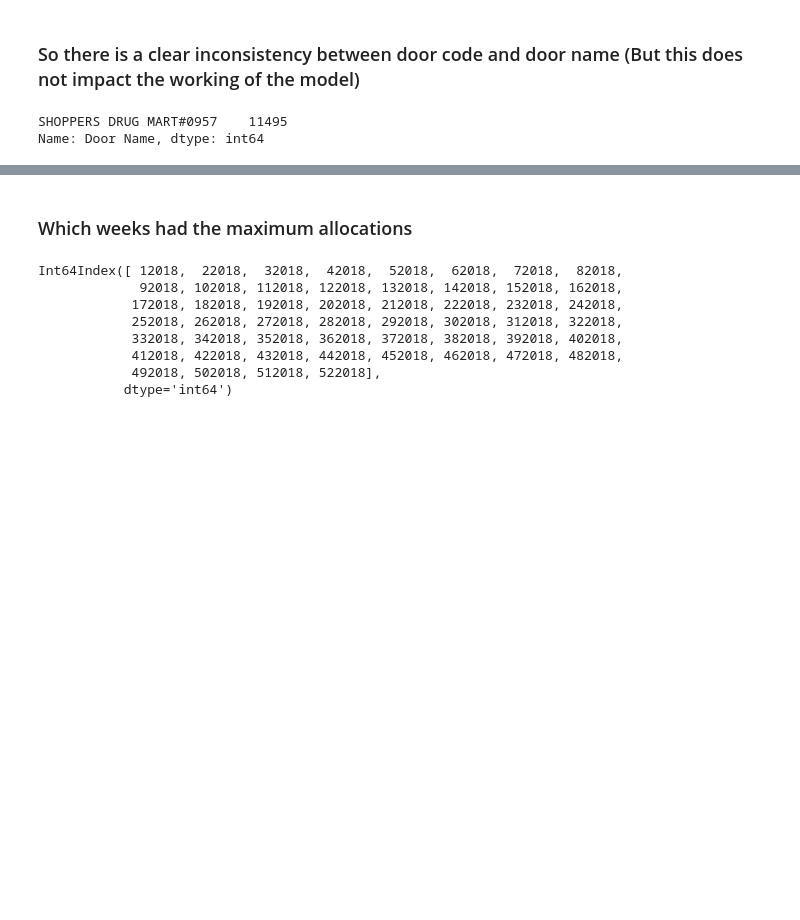
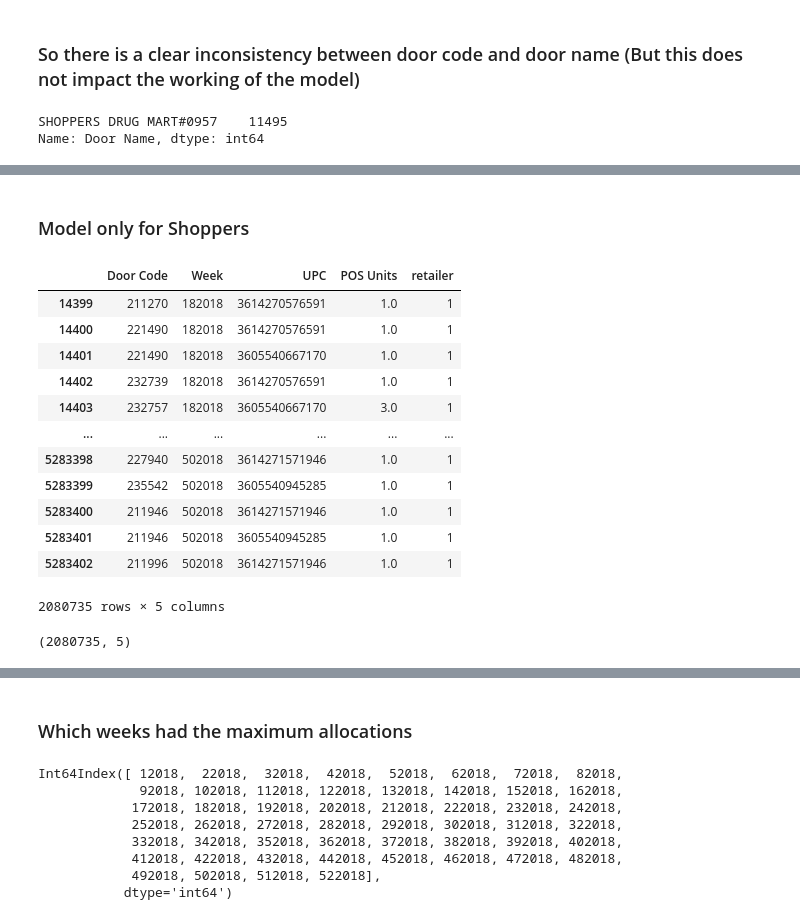
Before and after one commit to assultan/Loreal, a Jupyter notebook: Luxe_Sellin.ipynb, the cells around one changed output, grey strips where cells are left out. Saved outputs shown, nothing was run; the diff lists cells and outputs as text; code cells hidden in the pictures; blank space fills up the shorter version.

```diff
--- a/EDA_Loreal_products_allocation (LondonDrugs_and_JeanCoutu) for 2018 Only.ipynb
+++ b/Luxe_Sellin.ipynb
@@ -543,0 +1116,26 @@ model = RandomForestRegressor()
+# %% [markdown]
+### Model only for Shoppers
+# %%
+shoppers_df = df[df['retailer']==1]
+# %%
+shoppers_df = shoppers_df[shoppers_df['POS Units']>0]
+# %%
+shoppers_df
+# %% [output]
+|  | Door Code | Week | UPC | POS Units | retailer |
+| 14399 | 211270 | 182018 | 3614270576591 | 1.0 | 1 |
+| 14400 | 221490 | 182018 | 3614270576591 | 1.0 | 1 |
+| 14401 | 221490 | 182018 | 3605540667170 | 1.0 | 1 |
+| 14402 | 232739 | 182018 | 3614270576591 | 1.0 | 1 |
+| 14403 | 232757 | 182018 | 3605540667170 | 3.0 | 1 |
+| ... | ... | ... | ... | ... | ... |
+| 5283398 | 227940 | 502018 | 3614271571946 | 1.0 | 1 |
+| 5283399 | 235542 | 502018 | 3605540945285 | 1.0 | 1 |
+| 5283400 | 211946 | 502018 | 3614271571946 | 1.0 | 1 |
+| 5283401 | 211946 | 502018 | 3605540945285 | 1.0 | 1 |
+| 5283402 | 211996 | 502018 | 3614271571946 | 1.0 | 1 |
+2080735 rows × 5 columns
+# %%
+shoppers_df.shape
+# %% [output]
+(2080735, 5)
```
Also changed, not shown: parts of 207 cells of this notebook, 4 other files.
